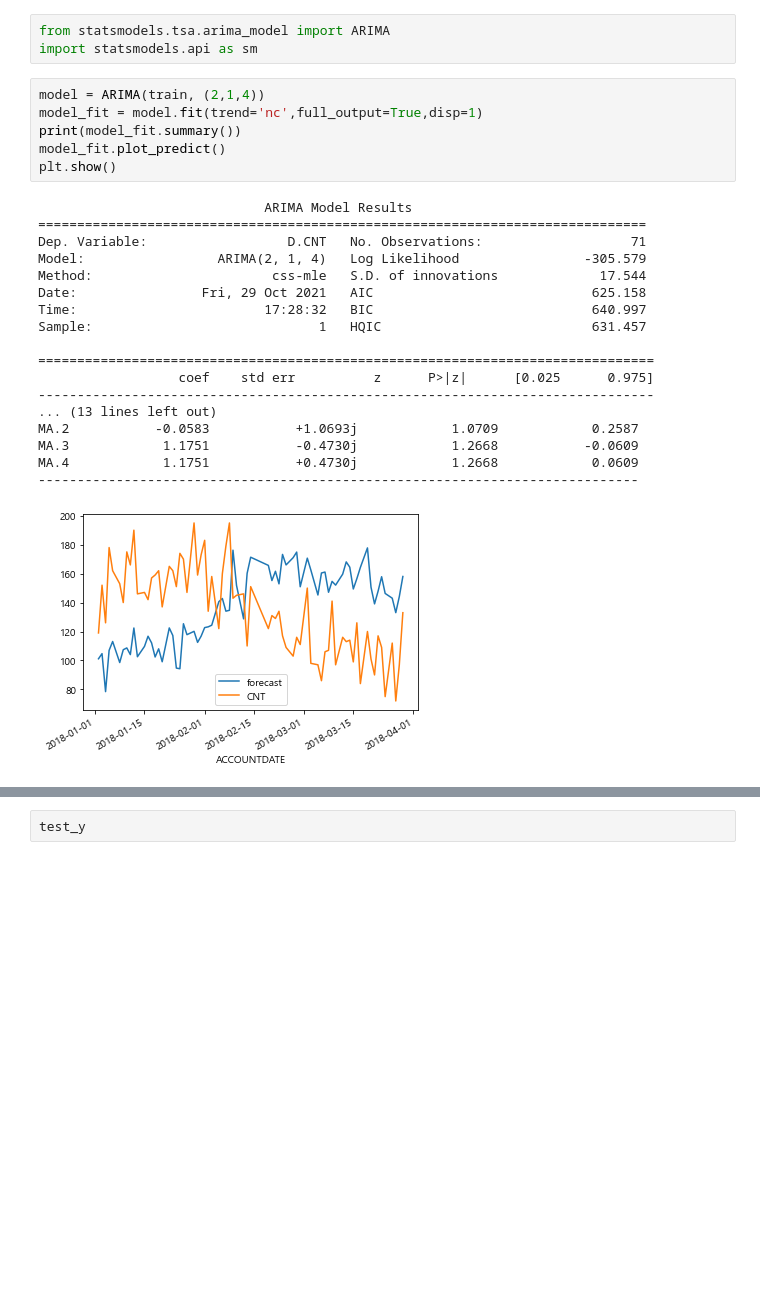
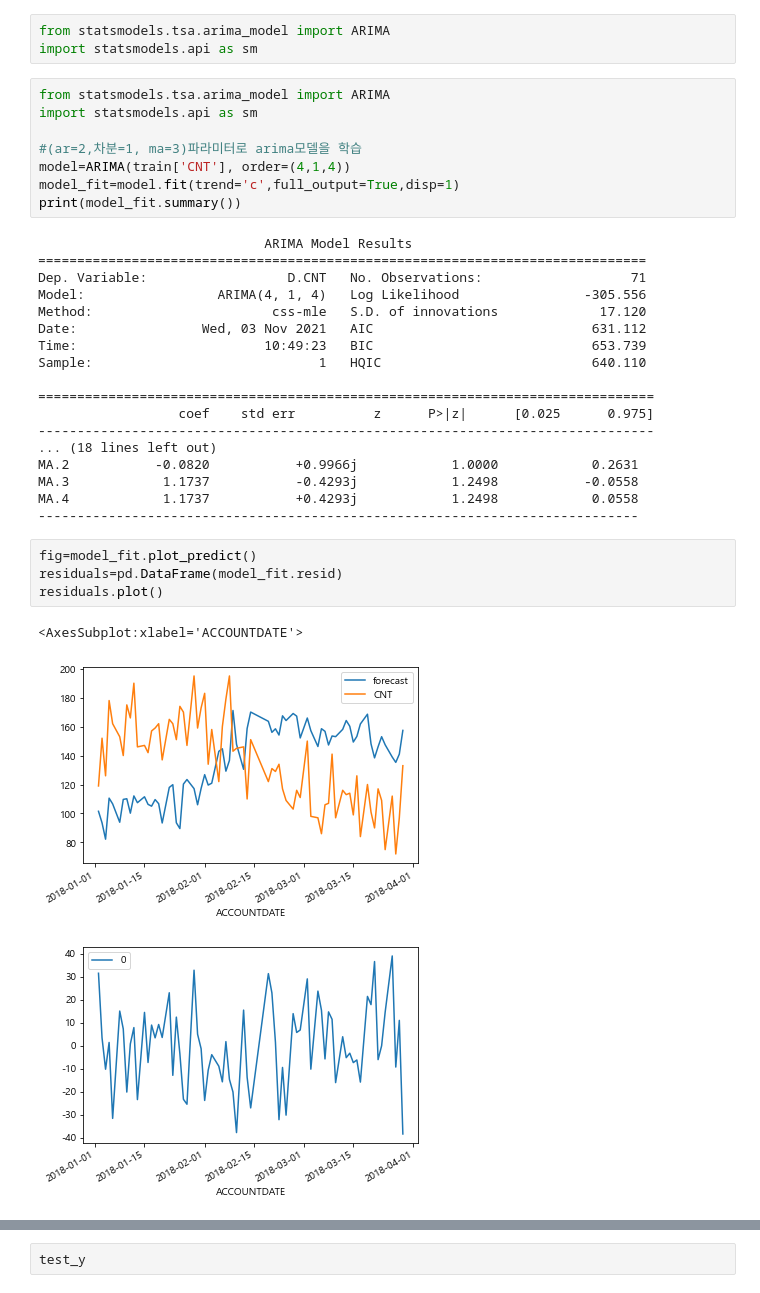
Before and after one commit to areum-choe/Machine_Learning, a Jupyter notebook: Time_Series_Analysis/hospital/hospital_3.ipynb, the cells around one changed output, grey strips where cells are left out. Cells and saved outputs as stored; diff of their text form; blank space fills up the shorter version.

Commit message:
Time_Series_Analy
Time_Series_Analy

```diff
--- a/Time_Series_Analysis/hospital/hospital_3.ipynb
+++ b/Time_Series_Analysis/hospital/hospital_3.ipynb
@@ -140,28 +151,37 @@ Note: you may need to restart the kernel to use updated packages.
 from statsmodels.tsa.arima_model import ARIMA
 import statsmodels.api as sm
 # %%
-model = ARIMA(train, (2,1,4))
-model_fit = model.fit(trend='nc',full_output=True,disp=1)
+from statsmodels.tsa.arima_model import ARIMA
+import statsmodels.api as sm
+
+#(ar=2,차분=1, ma=3)파라미터로 arima모델을 학습
+model=ARIMA(train['CNT'], order=(4,1,4))
+model_fit=model.fit(trend='c',full_output=True,disp=1)
 print(model_fit.summary())
-model_fit.plot_predict()
-plt.show()
 # %% [output]
                              ARIMA Model Results
 ==============================================================================
 Dep. Variable:                  D.CNT   No. Observations:                   71
-Model:                 ARIMA(2, 1, 4)   Log Likelihood                -305.579
-Method:                       css-mle   S.D. of innovations             17.544
-Date:                Fri, 29 Oct 2021   AIC                            625.158
-Time:                        17:28:32   BIC                            640.997
-Sample:                             1   HQIC                           631.457
+Model:                 ARIMA(4, 1, 4)   Log Likelihood                -305.556
+Method:                       css-mle   S.D. of innovations             17.120
+Date:                Wed, 03 Nov 2021   AIC                            631.112
+Time:                        10:49:23   BIC                            653.739
+Sample:                             1   HQIC                           640.110
 
 ===============================================================================
                   coef    std err          z      P>|z|      [0.025      0.975]
 -------------------------------------------------------------------------------
-... (13 lines left out)
-MA.2           -0.0583           +1.0693j            1.0709            0.2587
-MA.3            1.1751           -0.4730j            1.2668           -0.0609
-MA.4            1.1751           +0.4730j            1.2668            0.0609
+... (18 lines left out)
+MA.2           -0.0820           +0.9966j            1.0000            0.2631
+MA.3            1.1737           -0.4293j            1.2498           -0.0558
+MA.4            1.1737           +0.4293j            1.2498            0.0558
 -----------------------------------------------------------------------------
-[figure, removed]
+# %%
+fig=model_fit.plot_predict()
+residuals=pd.DataFrame(model_fit.resid)
+residuals.plot()
+# %% [output]
+<AxesSubplot:xlabel='ACCOUNTDATE'>
+[figure, added]
+[figure, added]
 # %%
```
Also changed, not shown: parts of 24 cells of this notebook, 6 other files.
